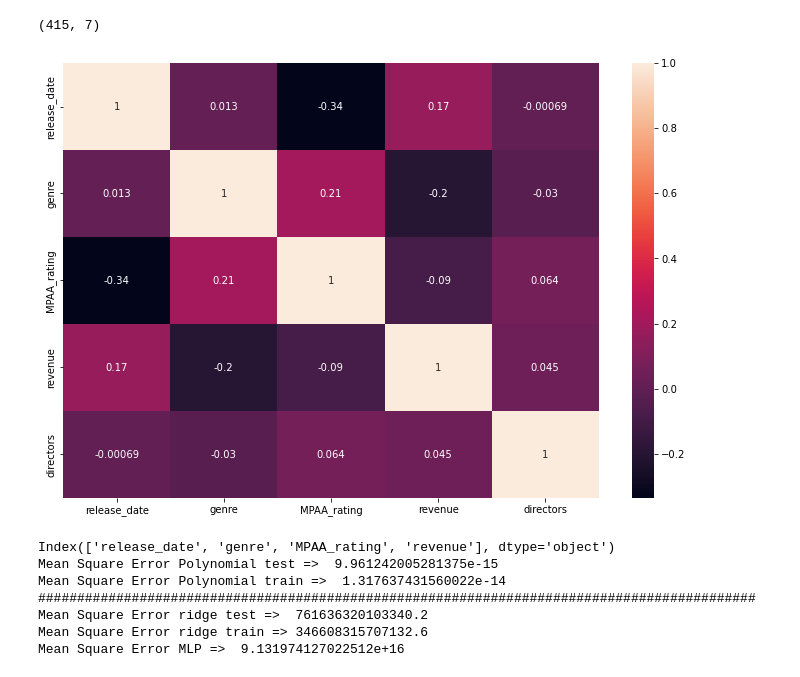
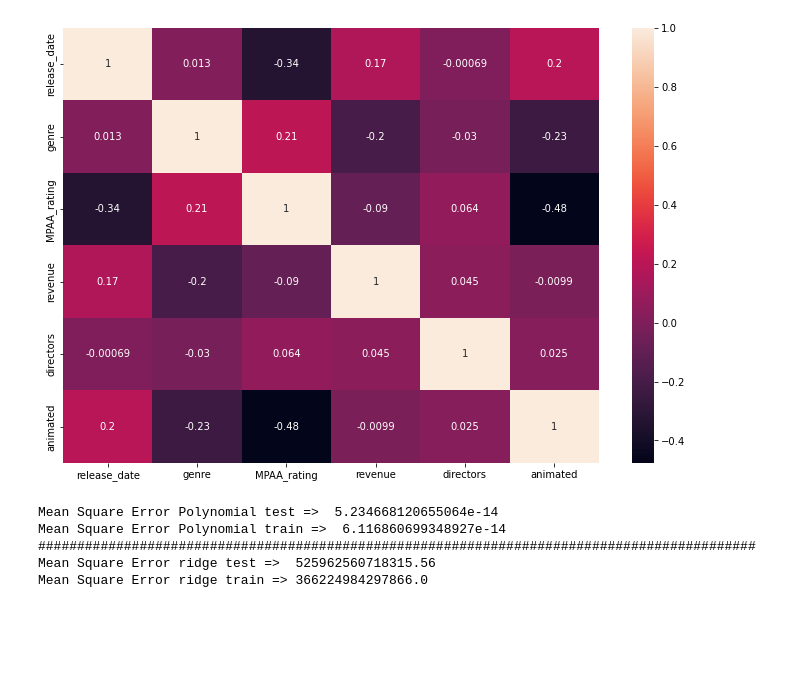
Before and after one commit to adhamali450/movie_revenue_prediction, a Jupyter notebook: trial.ipynb, the cells around one changed output. Drawn from its saved outputs; the diff is of its cells as text; code cells hidden in the pictures; blank space fills up the shorter version.

```diff
--- a/trial.ipynb
+++ b/trial.ipynb
@@ -1,5 +1,4 @@
 # %%
-import numpy as np
 import pandas as pd
 import seaborn as sns
 import matplotlib.pyplot as plt
@@ -9,7 +8,6 @@ from sklearn.model_selection import train_test_split
 from sklearn.preprocessing import PolynomialFeatures
 from sklearn.preprocessing import LabelEncoder
 from sklearn.linear_model import Ridge
-from sklearn.neural_network import MLPRegressor
 from sklearn.preprocessing import StandardScaler
 
 
@@ -21,22 +19,12 @@ def Feature_Encoder(X,cols):
 
     return X
 
-def featureScaling(X,a,b):
-    X = np.array(X)
-    Normalized_X=np.zeros((X.shape[0],X.shape[1]))
-    for i in range(X.shape[1]):
-        Normalized_X[:,i]=((X[:,i]-min(X[:,i]))/(max(X[:,i])-min(X[:,i])))*(b-a)+a
-    return Normalized_X
 
-
-
-
-data = pd.read_csv('datasets/[ANIMATED]movie-revenues.csv')
+data = pd.read_csv('datasets')
 
 #data cleaning
 data.dropna(how='any',inplace=True)
 data['revenue'] = data['revenue'].str[1:].str.replace(',','').astype("float32").astype("int32")
-print(data.shape)
 data['release_date'] = pd.to_datetime(data['release_date'])
 data['release_date'] = data['release_date'].view('int64')
 
@@ -52,64 +40,54 @@ movie_data = data.iloc[:,:]
 corr = movie_data.corr()
 
 
-top_feature = corr.index[abs(corr['revenue']) > 0.01]
+top_feature = corr.index[abs(corr['revenue']) > 0.009]
 # Correlation plot
 plt.subplots(figsize=(12, 8))
 top_corr = movie_data[top_feature].corr()
 sns.heatmap(top_corr, annot=True)
 plt.show()
 top_feature = top_feature.delete(-1)
-print(top_feature)
 X = X[top_feature]
 
-#feature
+#feature scaling
 scaler = StandardScaler()
 X = scaler.fit_transform(X)
 
 
-X_train, X_test, y_train, y_test = train_test_split(X, Y, test_size = 0.20,shuffle=True,random_state=42)
+X_train, X_test, y_train, y_test = train_test_split(X, Y, test_size = 0.40,shuffle=True,random_state=42)
 
-poly_features = PolynomialFeatures(degree=1)
+poly_features = PolynomialFeatures(degree=2)
 
 # transforms the existing features to higher degree features.
 X_train_poly = poly_features.fit_transform(X_train)
 
 # fit the transformed features to Linear Regression
 poly_model = linear_model.LinearRegression()
 poly_model.fit(X_train_poly, y_train)
 
 # predicting on test data-set
 prediction = poly_model.predict(poly_features.fit_transform(X_test))
 prediction2 = poly_model.predict(poly_features.fit_transform(X_train))
 
 print('Mean Square Error Polynomial test => ', metrics.mean_squared_error(y_test, prediction))
 print('Mean Square Error Polynomial train => ', metrics.mean_squared_error(y_train, prediction2))
 print("############################################################################################")
 
 
 rdg = Ridge(alpha = 0.1 , normalize = True)
 rdg.fit(X, Y)
 prediction3 = rdg.predict(X_test)
 print('Mean Square Error ridge test => ', metrics.mean_squared_error(y_test, prediction3))
 
 prediction3 = rdg.predict(X_train)
 print('Mean Square Error ridge train =>', metrics.mean_squared_error(y_train, prediction3))
-
-
-regr = MLPRegressor(random_state=1, max_iter=500).fit(X_train, y_train)
-
-pred = regr.predict(X_test)
-print('Mean Square Error MLP => ', metrics.mean_squared_error(y_test, pred))
 # %% [output]
+[figure, new version]
-(415, 7)
+Mean Square Error Polynomial test =>  5.234668120655064e-14
+Mean Square Error Polynomial train =>  6.116860699348927e-14
+############################################################################################
+Mean Square Error ridge test =>  525962560718315.56
+Mean Square Error ridge train => 366224984297866.0
-[figure, old version]
-Index(['release_date', 'genre', 'MPAA_rating', 'revenue'], dtype='object')
-Mean Square Error Polynomial test =>  9.961242005281375e-15
-Mean Square Error Polynomial train =>  1.317637431560022e-14
-############################################################################################
-Mean Square Error ridge test =>  761636320103340.2
-Mean Square Error ridge train => 346608315707132.6
-Mean Square Error MLP =>  9.131974127022512e+16
 # %%
 import numpy as np
 import pandas as pd
```
Also changed, not shown: parts of 1 cell of this notebook, 2 other files.
